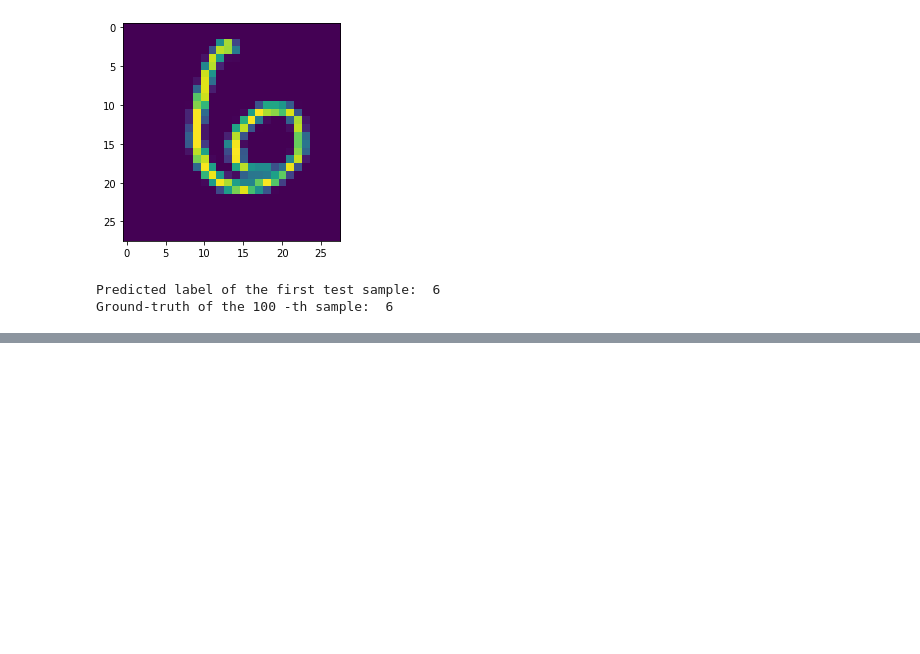
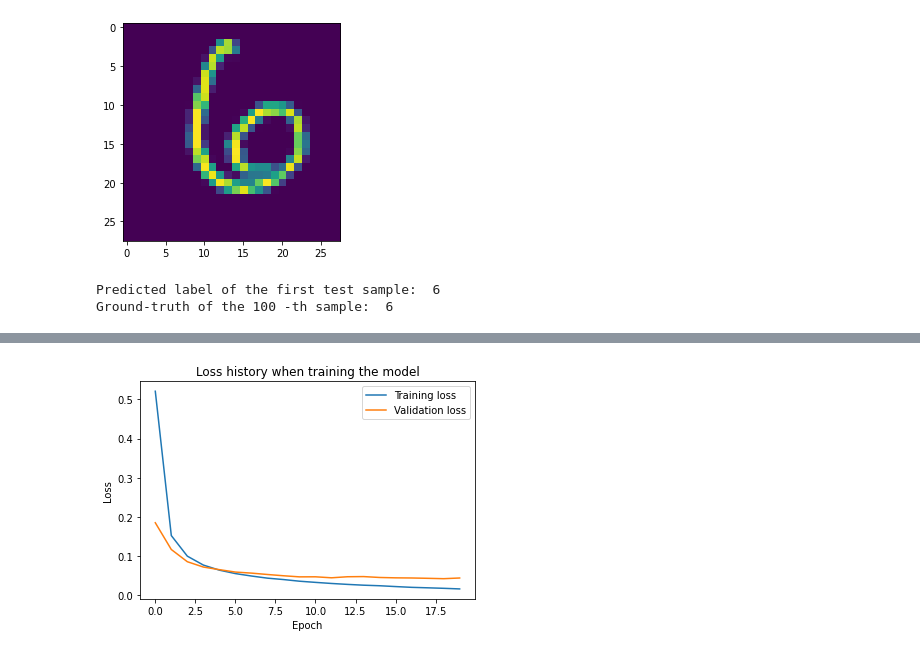
Before and after one commit to pbduy/MachineLearning, a Jupyter notebook: CNN_Convolution_Neural_Network.ipynb, the cells around one changed output, grey strips where cells are left out. Drawn from its saved outputs; the diff is of its cells as text; code cells hidden in the pictures; blank space fills up the shorter version.

```diff
--- a/CNN_Convolution_Neural_Network.ipynb
+++ b/CNN_Convolution_Neural_Network.ipynb
@@ -128,0 +259,5 @@ Ground-truth of the 100 -th sample:  6
+# %%
+leNet_tanh = LeNet_tanh()
+leNet_tanh.build((28, 28, 1))
+leNet_tanh.summary()
+hist_tanh = leNet_tanh.train(x_train_norm, y_train_oh)
@@ -128,0 +282,10 @@ Ground-truth of the 100 -th sample:  6
+# %%
+plt.plot(hist_tanh.history['loss'])
+plt.plot(hist_tanh.history['val_loss'])
+plt.title('Loss history when training the model')
+plt.xlabel('Epoch')
+plt.ylabel('Loss')
+plt.legend(['Training loss', 'Validation loss']) #Table
+plt.show()
+# %% [output]
+[figure, added]
```
Also changed, not shown: parts of 22 cells of this notebook.
